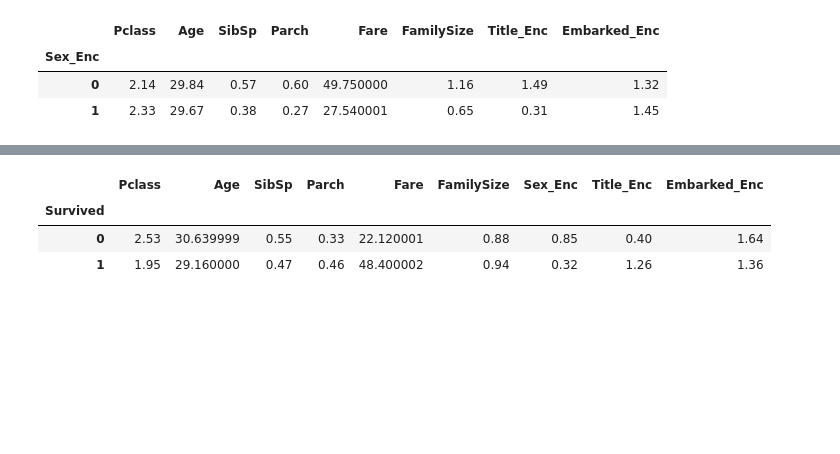
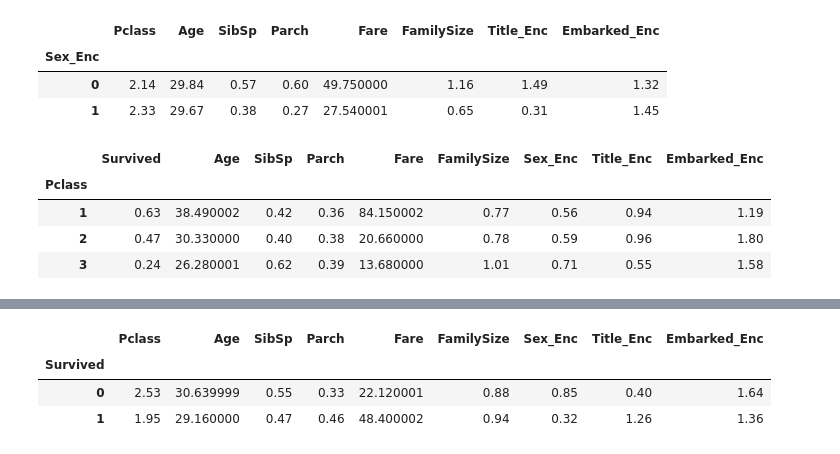
Before and after one commit to Dominik-Sidorczuk/Dominik-Projects, a Jupyter notebook: Titanic/Titanic.ipynb, the cells around one changed output, grey strips where cells are left out. Cells and saved outputs as stored; diff of their text form; code cells hidden in the pictures; blank space fills up the shorter version.

```diff
--- a/Titanic/Titanic.ipynb
+++ b/Titanic/Titanic.ipynb
@@ -355,3 +337,11 @@ test.groupby('Sex_Enc').mean().round(2)
 | Sex_Enc |  |  |  |  |  |  |  |  |
 | 0 | 2.14 | 29.84 | 0.57 | 0.60 | 49.750000 | 1.16 | 1.49 | 1.32 |
 | 1 | 2.33 | 29.67 | 0.38 | 0.27 | 27.540001 | 0.65 | 0.31 | 1.45 |
+# %%
+Titanic.groupby('Pclass').mean().round(2)
+# %% [output]
+|  | Survived | Age | SibSp | Parch | Fare | FamilySize | Sex_Enc | Title_Enc | Embarked_Enc |
+| Pclass |  |  |  |  |  |  |  |  |  |
+| 1 | 0.63 | 38.490002 | 0.42 | 0.36 | 84.150002 | 0.77 | 0.56 | 0.94 | 1.19 |
+| 2 | 0.47 | 30.330000 | 0.40 | 0.38 | 20.660000 | 0.78 | 0.59 | 0.96 | 1.80 |
+| 3 | 0.24 | 26.280001 | 0.62 | 0.39 | 13.680000 | 1.01 | 0.71 | 0.55 | 1.58 |
```
Also changed, not shown: parts of 17 cells of this notebook.
